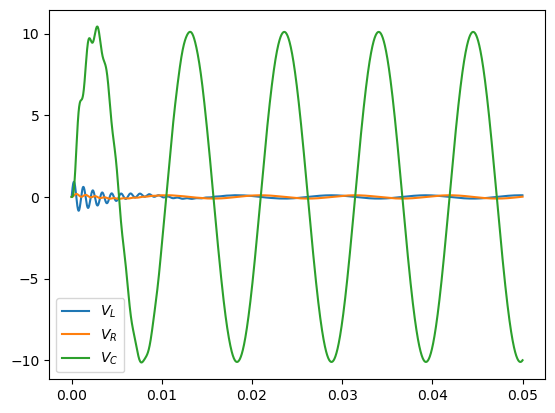
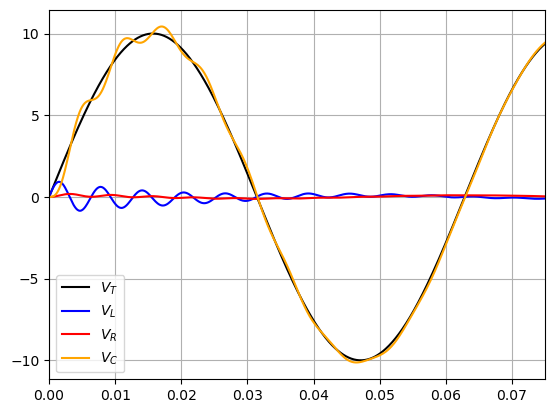
Unified diff of the notebook cell whose output changed from the first chart to the second:
--- before
+++ after
@@ -1,5 +1,7 @@
-plt.plot(tV[:-1], VL, label=r'$V_L$') 
-plt.plot(tV, VR, label=r'$V_R$') 
-plt.plot(tV, VC, label=r'$V_C$') 
-
+plt.plot(t, VT,label=r'$V_T$', color = 'black')
+plt.plot(t[:-1], VL, label=r'$V_L$',color = 'blue') 
+plt.plot(t, VR, label=r'$V_R$', color = 'red') 
+plt.plot(t, VC, label=r'$V_C$', color = 'orange') 
+plt.xlim(0,0.075)
+plt.grid()
 plt.legend()

Commit: Add files via upload